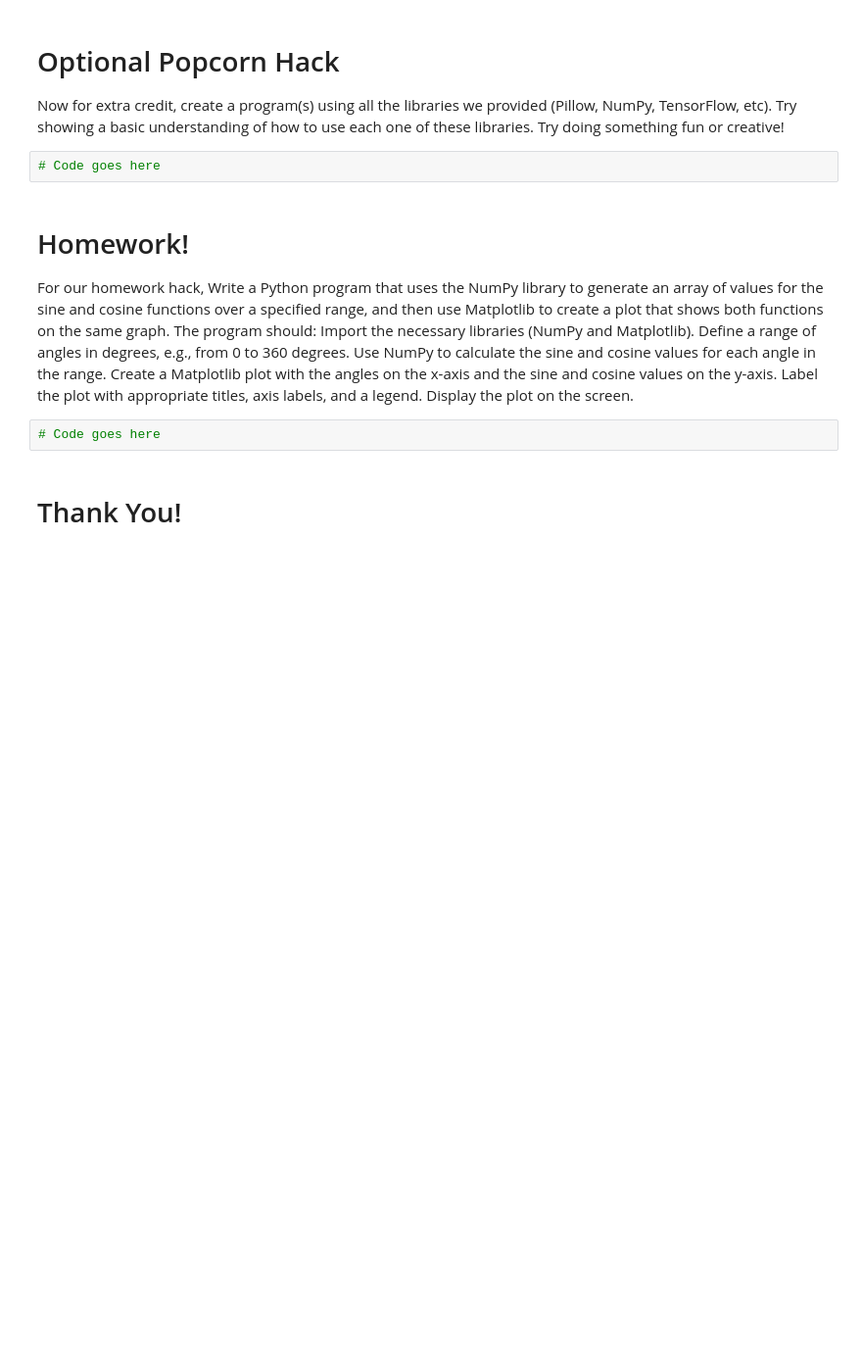
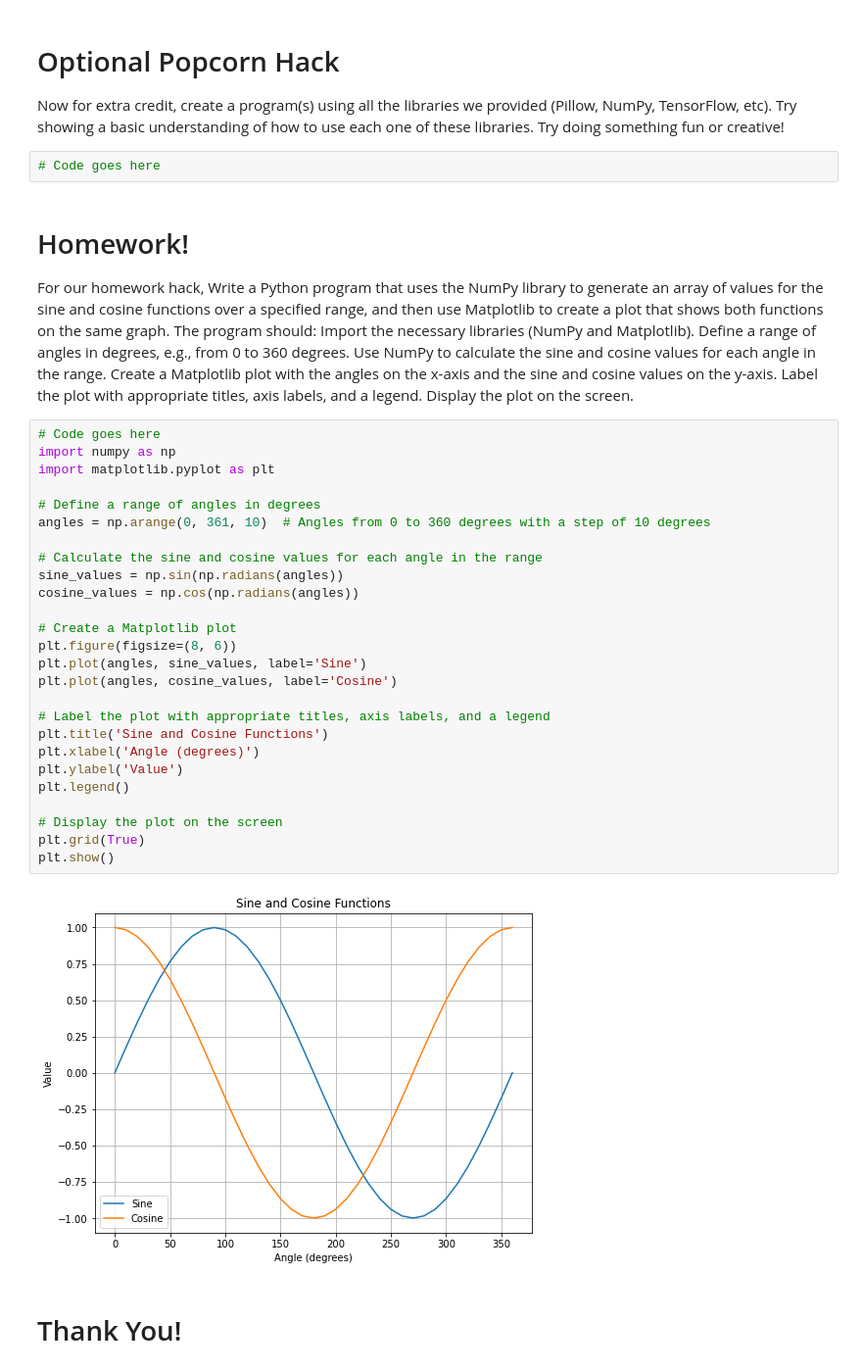
Before and after one commit to samhita-l/compsci, a Jupyter notebook: _notebooks/2023-10-21-teamteach.ipynb, the cells around one changed output. Shown at 98% size. Drawn from its saved outputs; the diff is of its cells as text; blank space fills up the shorter version.

```diff
--- a/_notebooks/2023-10-21-teamteach.ipynb
+++ b/_notebooks/2023-10-21-teamteach.ipynb
@@ -140,7 +140,33 @@ Use NumPy to calculate the sine and cosine values for each angle in the range.
 Create a Matplotlib plot with the angles on the x-axis and the sine and cosine values on the y-axis.
 Label the plot with appropriate titles, axis labels, and a legend.
 Display the plot on the screen.
-# %%
-# Code goes here
+# %%
+# Code goes here
+import numpy as np
+import matplotlib.pyplot as plt
+
+# Define a range of angles in degrees
+angles = np.arange(0, 361, 10)  # Angles from 0 to 360 degrees with a step of 10 degrees
+
+# Calculate the sine and cosine values for each angle in the range
+sine_values = np.sin(np.radians(angles))
+cosine_values = np.cos(np.radians(angles))
+
+# Create a Matplotlib plot
+plt.figure(figsize=(8, 6))
+plt.plot(angles, sine_values, label='Sine')
+plt.plot(angles, cosine_values, label='Cosine')
+
+# Label the plot with appropriate titles, axis labels, and a legend
+plt.title('Sine and Cosine Functions')
+plt.xlabel('Angle (degrees)')
+plt.ylabel('Value')
+plt.legend()
+
+# Display the plot on the screen
+plt.grid(True)
+plt.show()
+# %% [output]
+[figure, added]
 # %% [markdown]
 <h1>Thank You!</h1>
```
